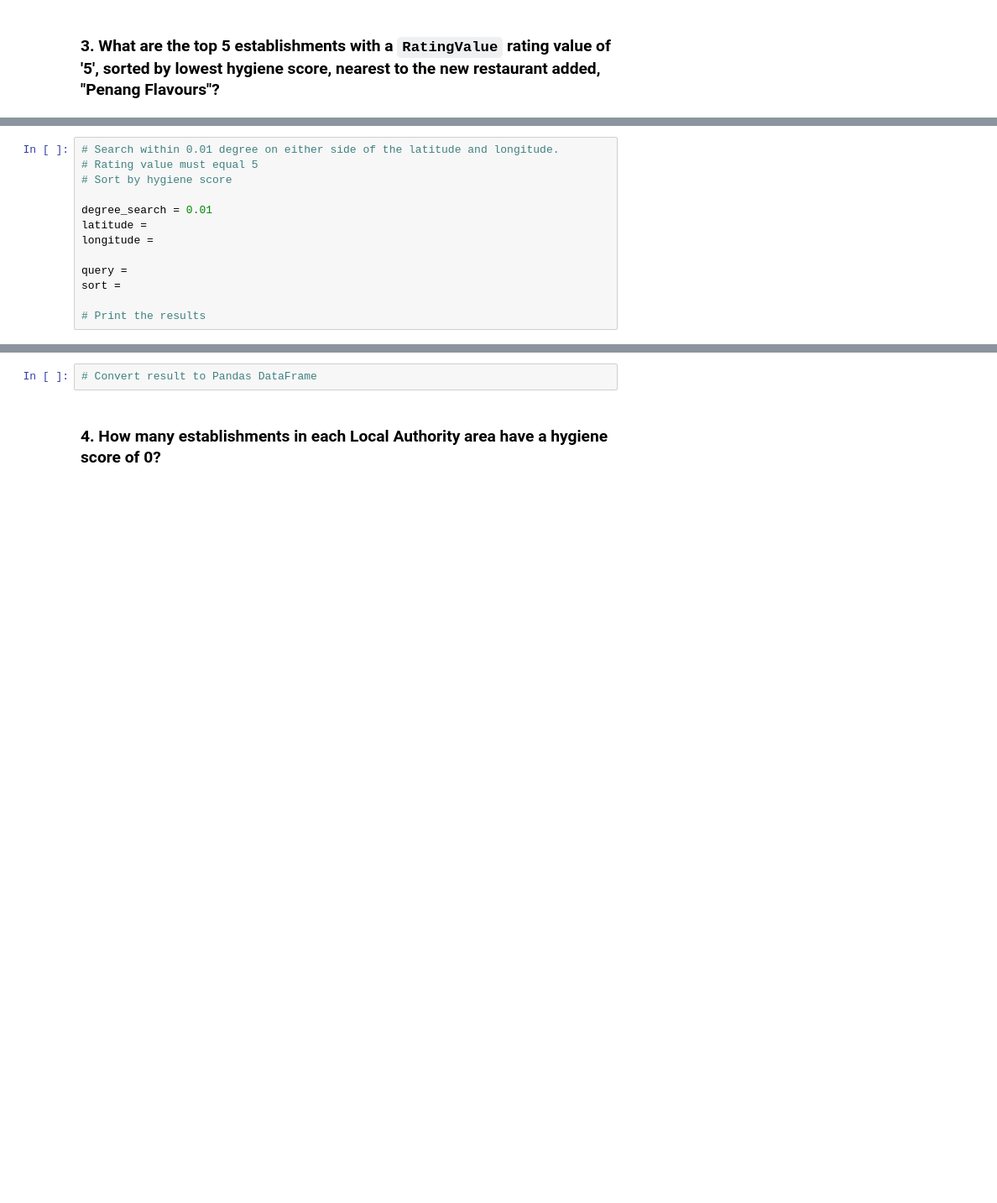
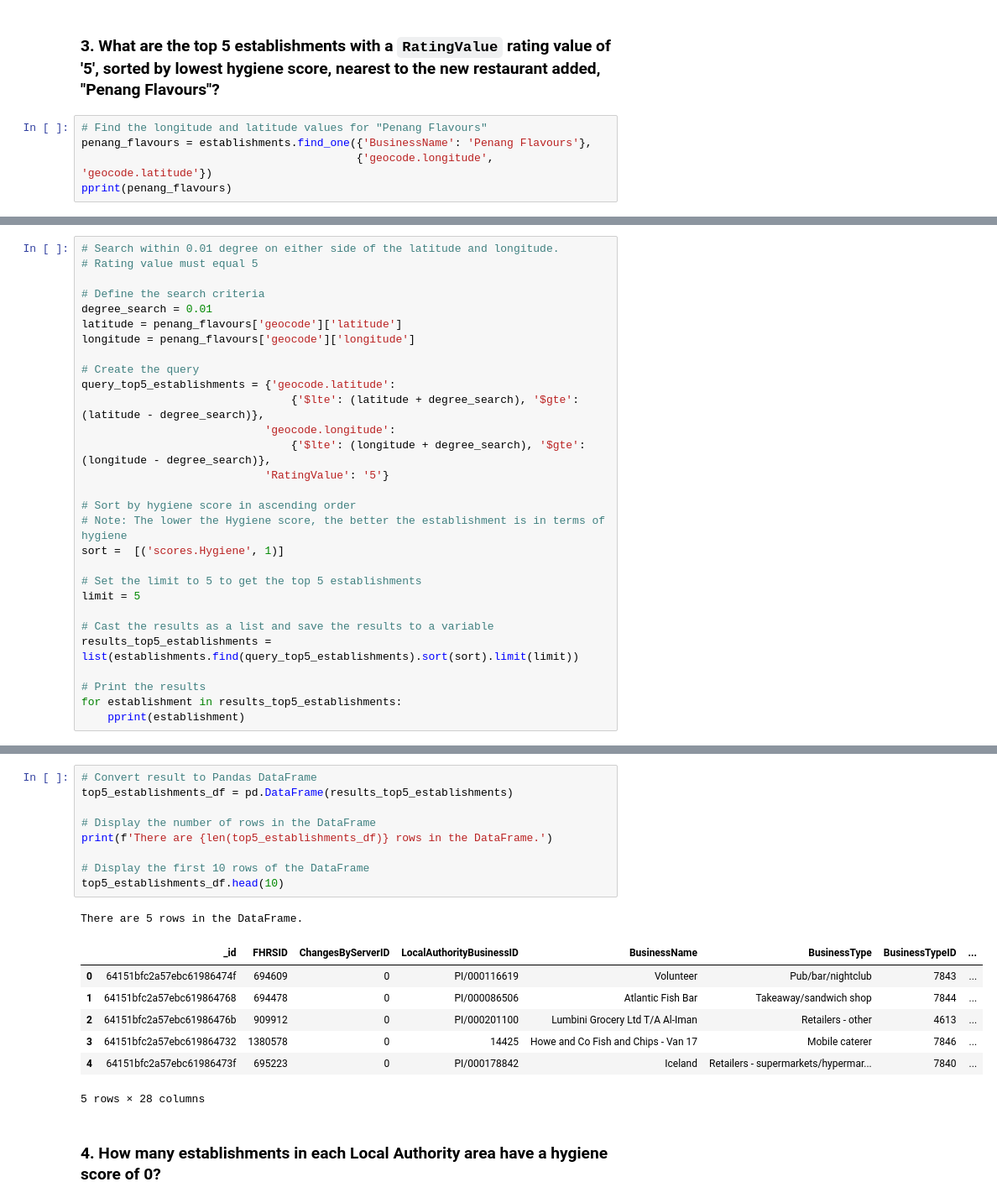
Before and after one commit to saraparveen26/NoSQL---Eat-Safe-Love, a Jupyter notebook: NoSQL_analysis_solved.ipynb, the cells around one changed output, grey strips where cells are left out. Shown at 84% size. Cells and saved outputs as stored; diff of their text form; blank space fills up the shorter version.

```diff
--- a/NoSQL_analysis_solved.ipynb
+++ b/NoSQL_analysis_solved.ipynb
@@ -140,3 +144,8 @@ There are 34 rows in the DataFrame.
 10 rows × 28 columns
 # %% [markdown]
 ### 3. What are the top 5 establishments with a `RatingValue` rating value of '5', sorted by lowest hygiene score, nearest to the new restaurant added, "Penang Flavours"?
+# %%
+# Find the longitude and latitude values for "Penang Flavours"
+penang_flavours = establishments.find_one({'BusinessName': 'Penang Flavours'},
+                                          {'geocode.longitude', 'geocode.latitude'})
+pprint(penang_flavours)
@@ -143,13 +155,29 @@ There are 34 rows in the DataFrame.
 # %%
 # Search within 0.01 degree on either side of the latitude and longitude.
 # Rating value must equal 5
-# Sort by hygiene score
 
+# Define the search criteria
 degree_search = 0.01
-latitude =
-longitude =
+latitude = penang_flavours['geocode']['latitude']
+longitude = penang_flavours['geocode']['longitude']
 
-query =
-sort =
+# Create the query
+query_top5_establishments = {'geocode.latitude':
+                                {'$lte': (latitude + degree_search), '$gte': (latitude - degree_search)},
+                            'geocode.longitude':
+                                {'$lte': (longitude + degree_search), '$gte': (longitude - degree_search)},
+                            'RatingValue': '5'}
+
+# Sort by hygiene score in ascending order
+# Note: The lower the Hygiene score, the better the establishment is in terms of hygiene
+sort =  [('scores.Hygiene', 1)]
+
+# Set the limit to 5 to get the top 5 establishments
+limit = 5
+
+# Cast the results as a list and save the results to a variable
+results_top5_establishments = list(establishments.find(query_top5_establishments).sort(sort).limit(limit))
 
 # Print the results
+for establishment in results_top5_establishments:
+    pprint(establishment)
@@ -156,5 +202,21 @@ sort =
 # %%
 # Convert result to Pandas DataFrame
+top5_establishments_df = pd.DataFrame(results_top5_establishments)
+
+# Display the number of rows in the DataFrame
+print(f'There are {len(top5_establishments_df)} rows in the DataFrame.')
+
+# Display the first 10 rows of the DataFrame
+top5_establishments_df.head(10)
+# %% [output]
+There are 5 rows in the DataFrame.
+|  | _id | FHRSID | ChangesByServerID | LocalAuthorityBusinessID | BusinessName | BusinessType | BusinessTypeID | ... |
+| 0 | 64151bfc2a57ebc61986474f | 694609 | 0 | PI/000116619 | Volunteer | Pub/bar/nightclub | 7843 | ... |
+| 1 | 64151bfc2a57ebc619864768 | 694478 | 0 | PI/000086506 | Atlantic Fish Bar | Takeaway/sandwich shop | 7844 | ... |
+| 2 | 64151bfc2a57ebc61986476b | 909912 | 0 | PI/000201100 | Lumbini Grocery Ltd T/A Al-Iman | Retailers - other | 4613 | ... |
+| 3 | 64151bfc2a57ebc619864732 | 1380578 | 0 | 14425 | Howe and Co Fish and Chips - Van 17 | Mobile caterer | 7846 | ... |
+| 4 | 64151bfc2a57ebc61986473f | 695223 | 0 | PI/000178842 | Iceland | Retailers - supermarkets/hypermar... | 7840 | ... |
+5 rows × 28 columns
 # %% [markdown]
 ### 4. How many establishments in each Local Authority area have a hygiene score of 0?
 # %%
```
Also changed, not shown: parts of 8 cells of this notebook.
